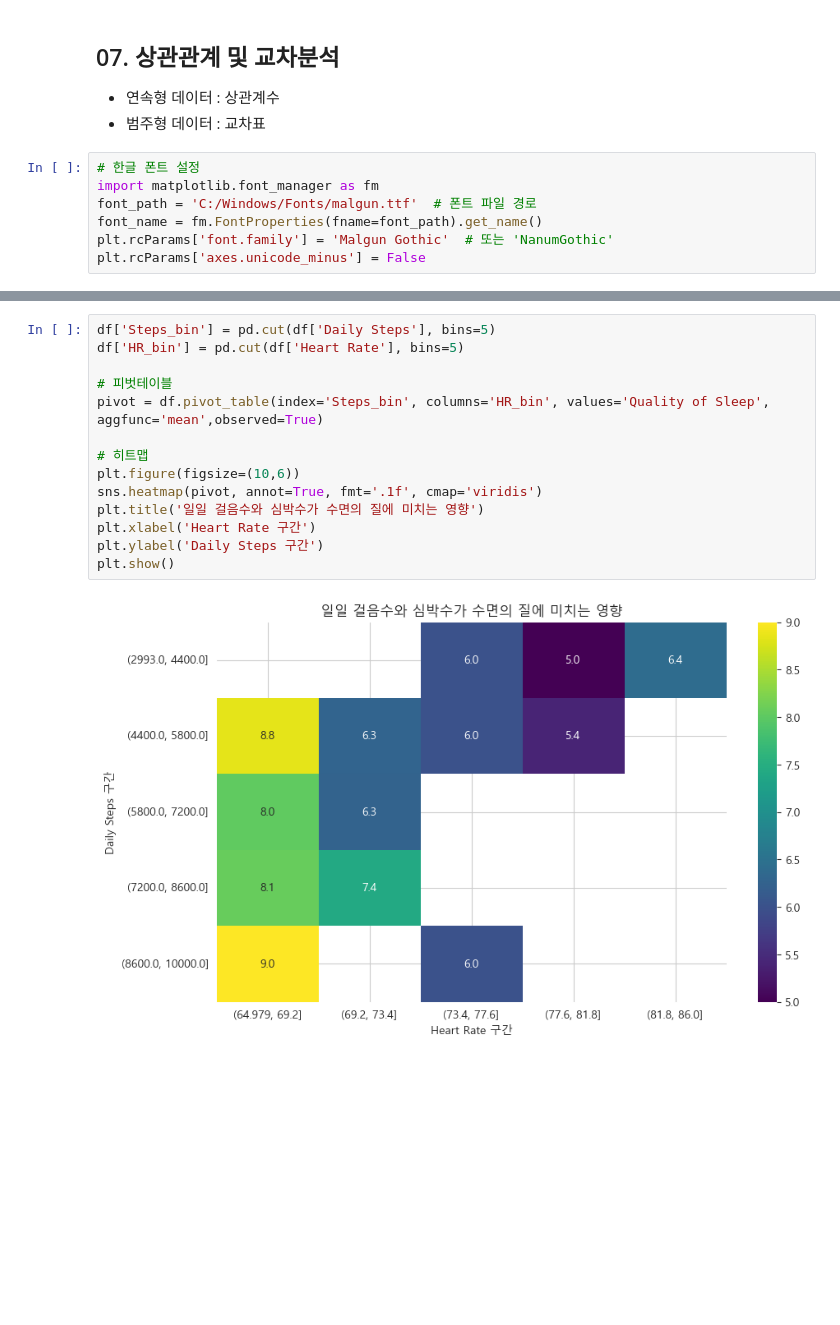
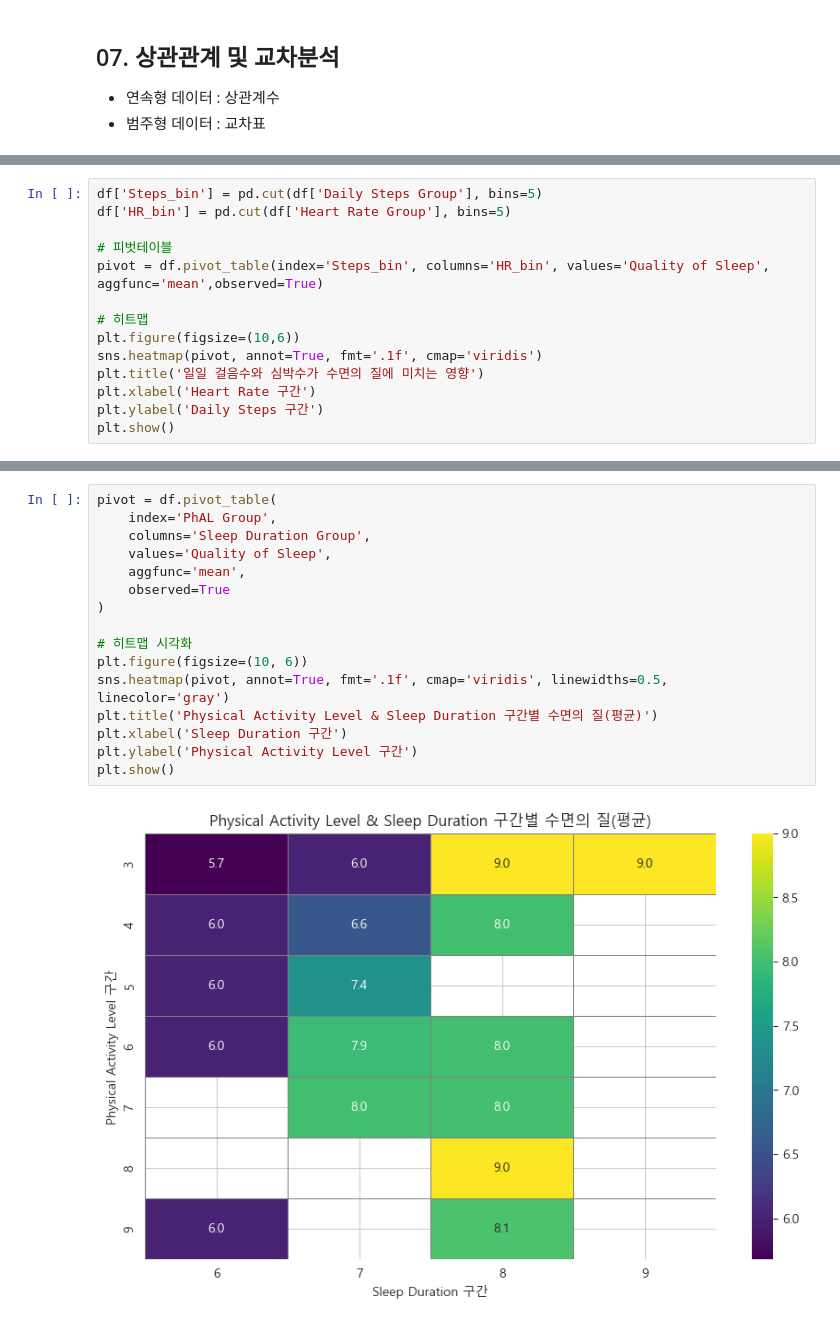
Before and after one commit to ParkVitna/SKN14-EDA-1Team, a Jupyter notebook: KimJaea/EDA.ipynb, the cells around one changed output, grey strips where cells are left out. Saved outputs shown, nothing was run; the diff lists cells and outputs as text; blank space fills up the shorter version.

```diff
--- a/KimJaea/EDA.ipynb
+++ b/KimJaea/EDA.ipynb
@@ -52,11 +216,4 @@ memory usage: 38.1+ KB
 ## 07. 상관관계 및 교차분석
 - 연속형 데이터 : 상관계수
 - 범주형 데이터 : 교차표
-# %%
-# 한글 폰트 설정
-import matplotlib.font_manager as fm
-font_path = 'C:/Windows/Fonts/malgun.ttf'  # 폰트 파일 경로
-font_name = fm.FontProperties(fname=font_path).get_name()
-plt.rcParams['font.family'] = 'Malgun Gothic'  # 또는 'NanumGothic'
-plt.rcParams['axes.unicode_minus'] = False
 # %%
@@ -159,0 +327,14 @@ plt.show()
+# %%
+df['Steps_bin'] = pd.cut(df['Daily Steps Group'], bins=5)
+df['HR_bin'] = pd.cut(df['Heart Rate Group'], bins=5)
+
+# 피벗테이블
+pivot = df.pivot_table(index='Steps_bin', columns='HR_bin', values='Quality of Sleep', aggfunc='mean',observed=True)
+
+# 히트맵
+plt.figure(figsize=(10,6))
+sns.heatmap(pivot, annot=True, fmt='.1f', cmap='viridis')
+plt.title('일일 걸음수와 심박수가 수면의 질에 미치는 영향')
+plt.xlabel('Heart Rate 구간')
+plt.ylabel('Daily Steps 구간')
+plt.show()
@@ -167,16 +354,18 @@ plt.show()
 # %%
-df['Steps_bin'] = pd.cut(df['Daily Steps'], bins=5)
-df['HR_bin'] = pd.cut(df['Heart Rate'], bins=5)
+pivot = df.pivot_table(
+    index='PhAL Group',
+    columns='Sleep Duration Group',
+    values='Quality of Sleep',
+    aggfunc='mean',
+    observed=True
+)
 
-# 피벗테이블
-pivot = df.pivot_table(index='Steps_bin', columns='HR_bin', values='Quality of Sleep', aggfunc='mean',observed=True)
-
-# 히트맵
-plt.figure(figsize=(10,6))
-sns.heatmap(pivot, annot=True, fmt='.1f', cmap='viridis')
-plt.title('일일 걸음수와 심박수가 수면의 질에 미치는 영향')
-plt.xlabel('Heart Rate 구간')
-plt.ylabel('Daily Steps 구간')
+# 히트맵 시각화
+plt.figure(figsize=(10, 6))
+sns.heatmap(pivot, annot=True, fmt='.1f', cmap='viridis', linewidths=0.5, linecolor='gray')
+plt.title('Physical Activity Level & Sleep Duration 구간별 수면의 질(평균)')
+plt.xlabel('Sleep Duration 구간')
+plt.ylabel('Physical Activity Level 구간')
 plt.show()
 # %% [output]
-[figure, old version]
+[figure, new version]
```
Also changed, not shown: parts of 38 cells of this notebook.
